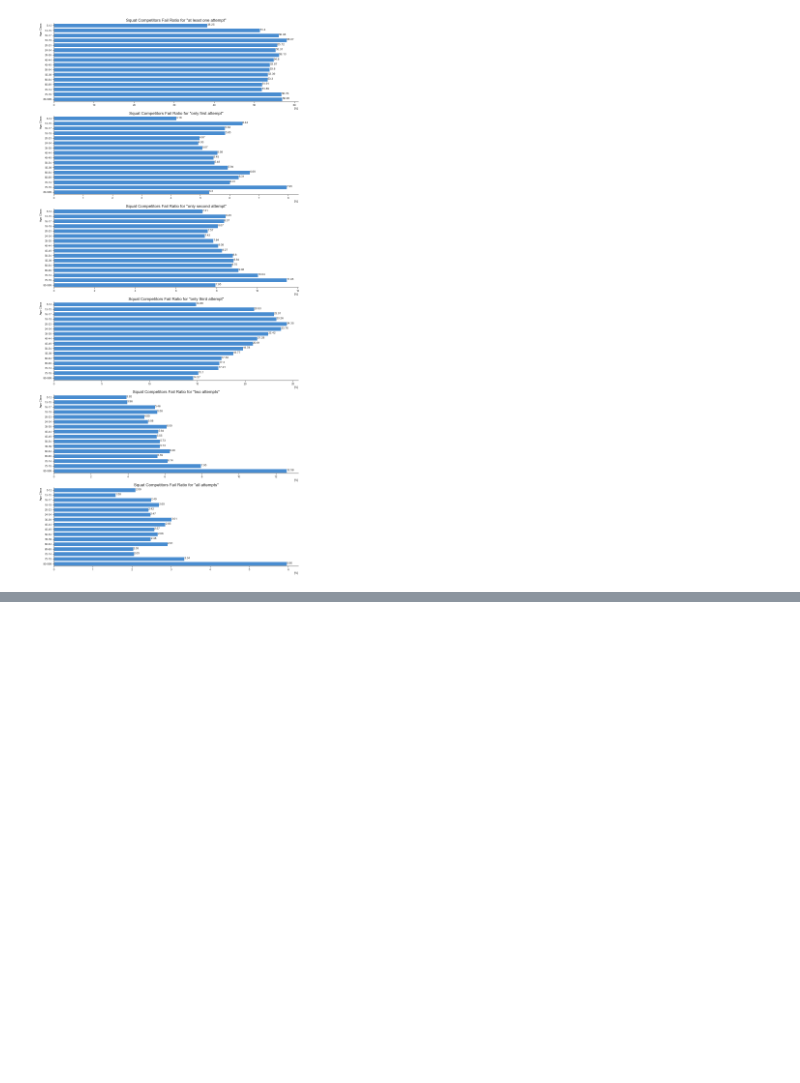
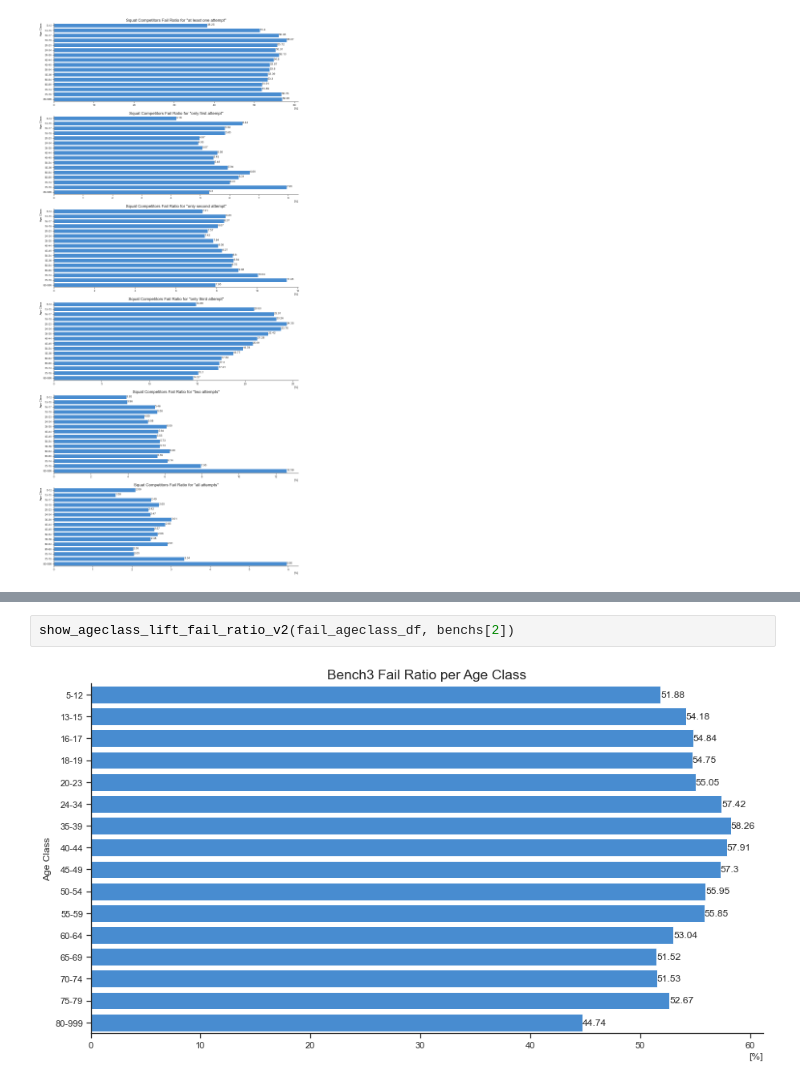
Before and after one commit to TBSDA/Data_Visualization, a Jupyter notebook: Powerlifting/Open_Powerlifting_Data_Visualization.ipynb, the cells around one changed output, grey strips where cells are left out. Cells and saved outputs as stored; diff of their text form; blank space fills up the shorter version.

```diff
--- a/Powerlifting/Open_Powerlifting_Data_Visualization.ipynb
+++ b/Powerlifting/Open_Powerlifting_Data_Visualization.ipynb
@@ -1676,0 +1755,4 @@ plot_competitor_ageclass_fail_ratio(squats_df, squats)
+# %%
+show_ageclass_lift_fail_ratio_v2(fail_ageclass_df, benchs[2])
+# %% [output]
+[figure, added]
```
Also changed, not shown: parts of 18 cells of this notebook.
